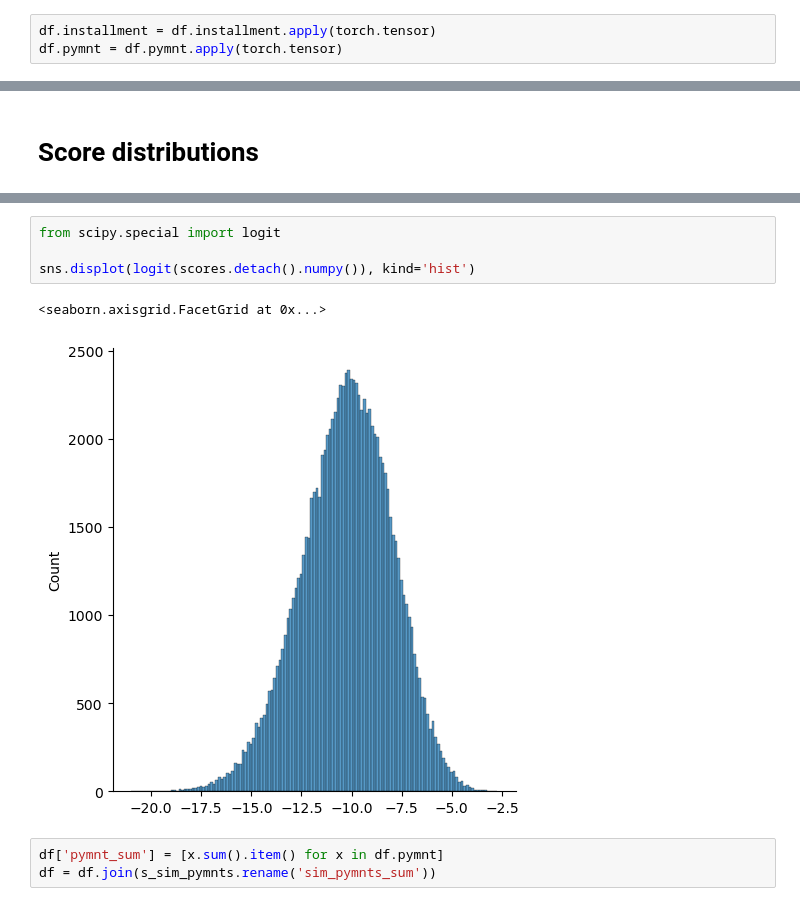
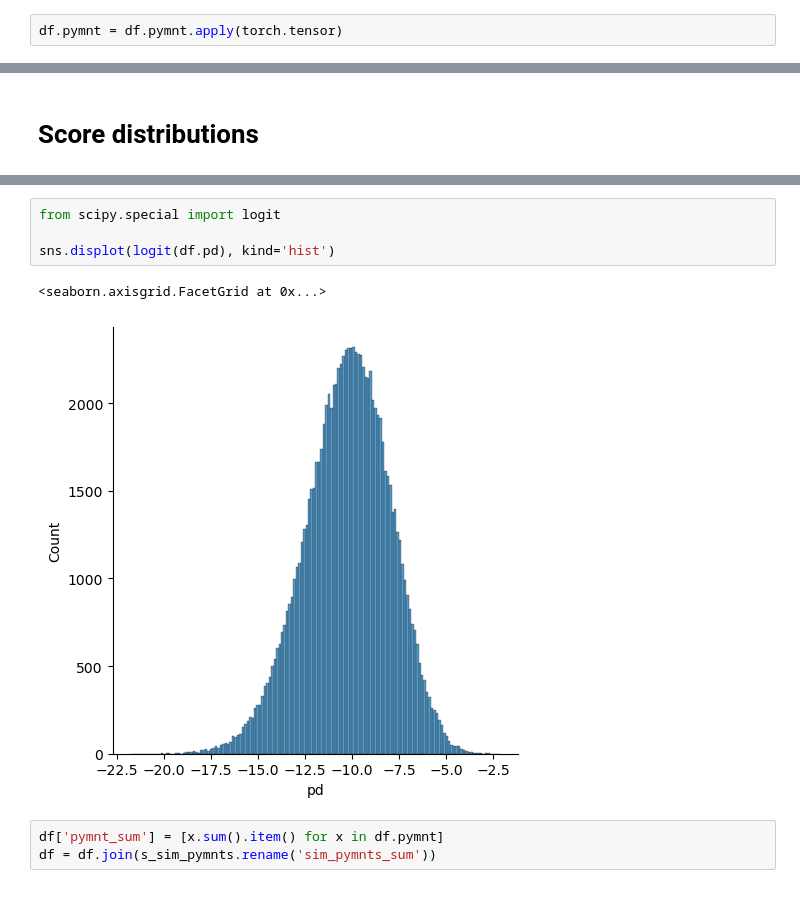
Before and after one commit to warner121/monteloanco, a Jupyter notebook: simulate.ipynb, the cells around one changed output, grey strips where cells are left out. Drawn from its saved outputs; the diff is of its cells as text.

Commit message:
score using guide weights instead of model

```diff
--- a/simulate.ipynb
+++ b/simulate.ipynb
@@ -13,7 +13,6 @@ df_jsonl = pd.read_json('accepted_2007_to_2018Q4.jsonl.gz', lines=True).set_inde
 df = pd.read_csv('monteloanco.csv.gz', index_col='id')
 df = df.join(df_jsonl, how='inner').reset_index()
 # %%
-df.installment = df.installment.apply(torch.tensor)
 df.pymnt = df.pymnt.apply(torch.tensor)
 # %% [markdown]
 # Read model
@@ -125,10 +109,10 @@ scores = torch.vmap(tmat_to_score)(tmat)[(torch.arange(len(tmat)), 7)]
 # %%
 from scipy.special import logit
 
-sns.displot(logit(scores.detach().numpy()), kind='hist')
+sns.displot(logit(df.pd), kind='hist')
 # %% [output]
 <seaborn.axisgrid.FacetGrid at 0x...>
-[figure, old version]
+[figure, new version]
 # %%
 df['pymnt_sum'] = [x.sum().item() for x in df.pymnt]
 df = df.join(s_sim_pymnts.rename('sim_pymnts_sum'))
```
Also changed, not shown: parts of 16 cells of this notebook, 2 other files.
